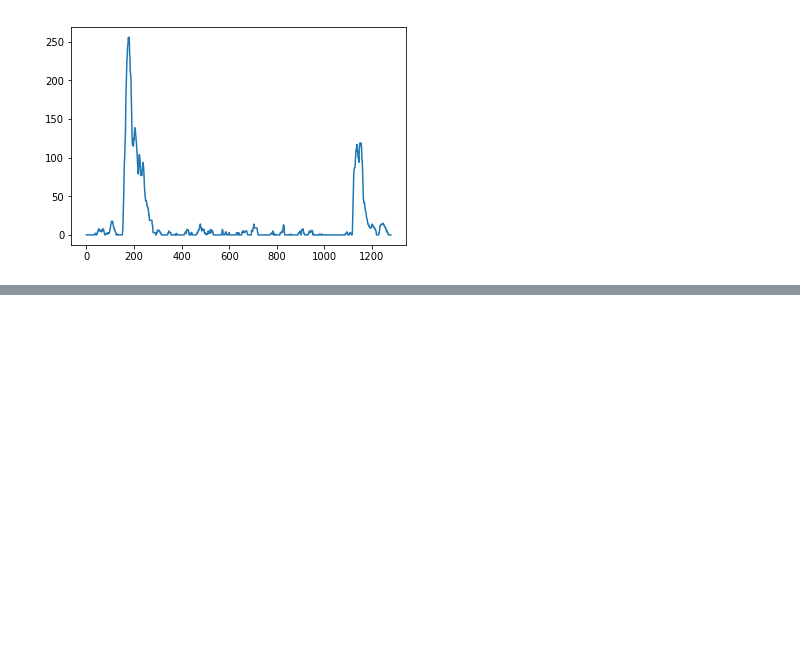
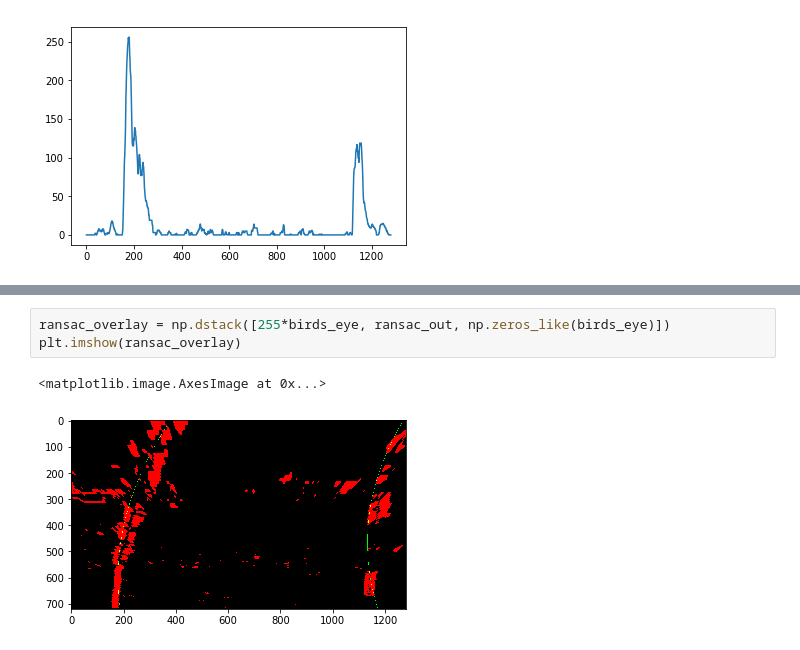
Before and after one commit to joaospinto/CarND-Advanced-Lane-Lines, a Jupyter notebook: Advanced Lane Lines (JSP).ipynb, the cells around one changed output, grey strips where cells are left out. Drawn from its saved outputs; the diff is of its cells as text; blank space fills up the shorter version.

```diff
--- a/Advanced Lane Lines (JSP).ipynb
+++ b/Advanced Lane Lines (JSP).ipynb
@@ -317,0 +357,6 @@ print(b[b[:,1] < 0])
+# %%
+ransac_overlay = np.dstack([255*birds_eye, ransac_out, np.zeros_like(birds_eye)])
+plt.imshow(ransac_overlay)
+# %% [output]
+<matplotlib.image.AxesImage at 0x...>
+[figure, added]
```
Also changed, not shown: parts of 9 cells of this notebook.
